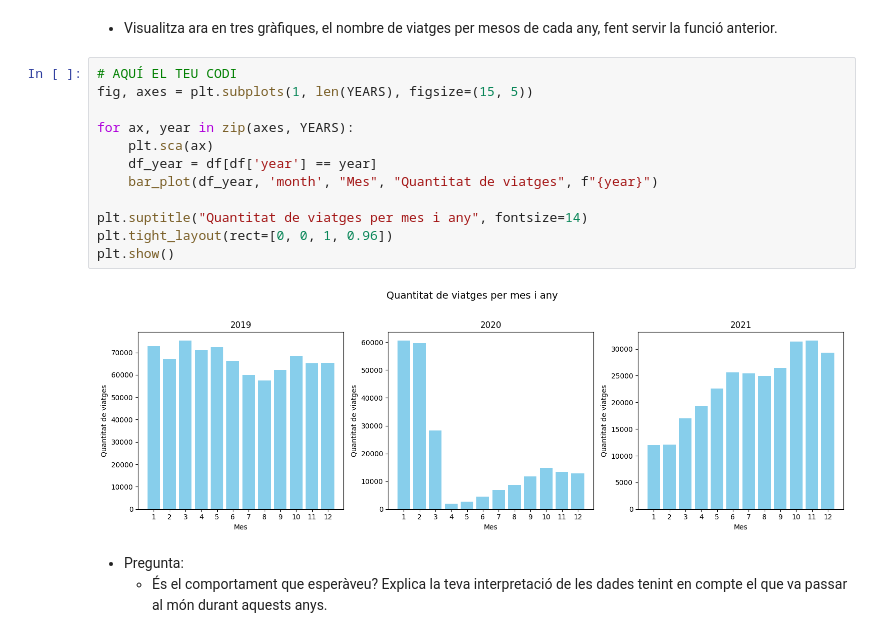
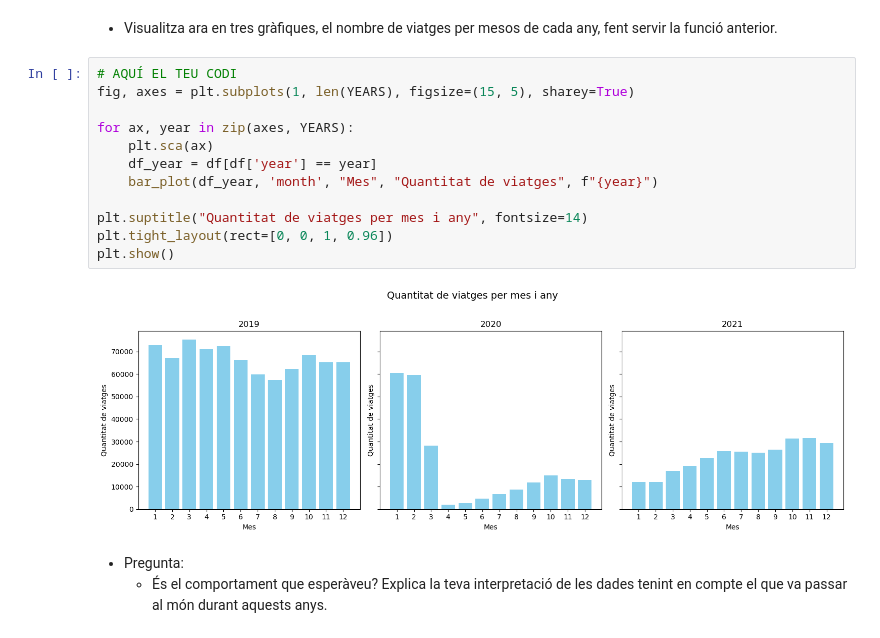
Before and after one commit to sudo-Itramplay/PracticaTNUI, a Jupyter notebook: Practica12025.ipynb, the cells around one changed output. Drawn from its saved outputs; the diff is of its cells as text.

```diff
--- a/Practica12025.ipynb
+++ b/Practica12025.ipynb
@@ -402,18 +402,18 @@ bar_plot(df,
 + Visualitza ara en tres gràfiques, el nombre de viatges per mesos de cada any, fent servir la funció anterior.
 # %%
 # AQUÍ EL TEU CODI
-fig, axes = plt.subplots(1, len(YEARS), figsize=(15, 5))
+fig, axes = plt.subplots(1, len(YEARS), figsize=(15, 5), sharey=True)
 
 for ax, year in zip(axes, YEARS):
     plt.sca(ax)
     df_year = df[df['year'] == year]
     bar_plot(df_year, 'month', "Mes", "Quantitat de viatges", f"{year}")
 
 plt.suptitle("Quantitat de viatges per mes i any", fontsize=14)
 plt.tight_layout(rect=[0, 0, 1, 0.96])
 plt.show()
 # %% [output]
-[figure, old version]
+[figure, new version]
 # %% [markdown]
 + Pregunta:
     + És el comportament que esperàveu? Explica la teva interpretació de les dades tenint en compte el que va passar al món durant aquests anys.
```
Also changed, not shown: parts of 5 cells of this notebook.
